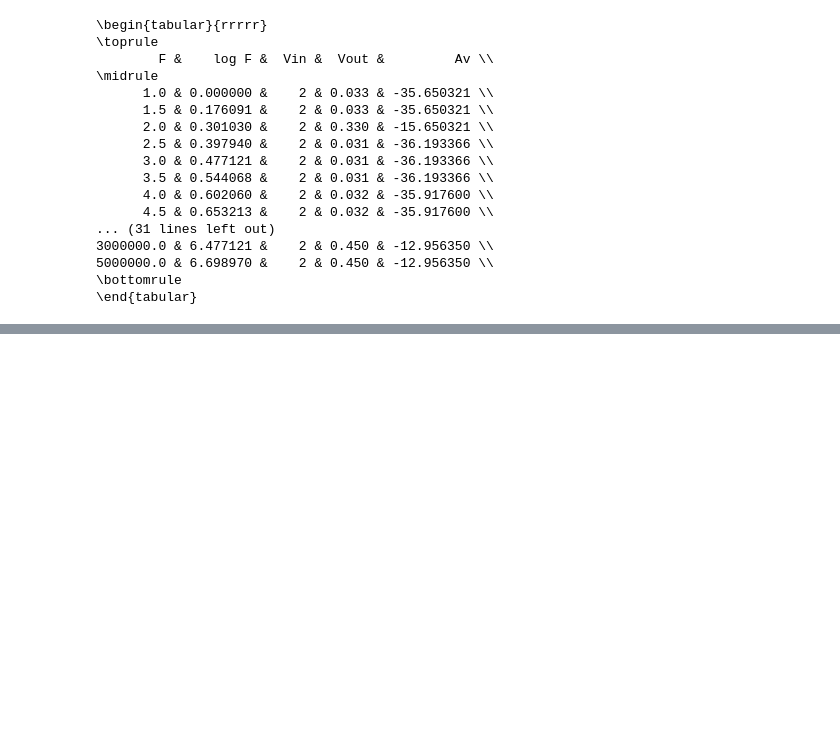
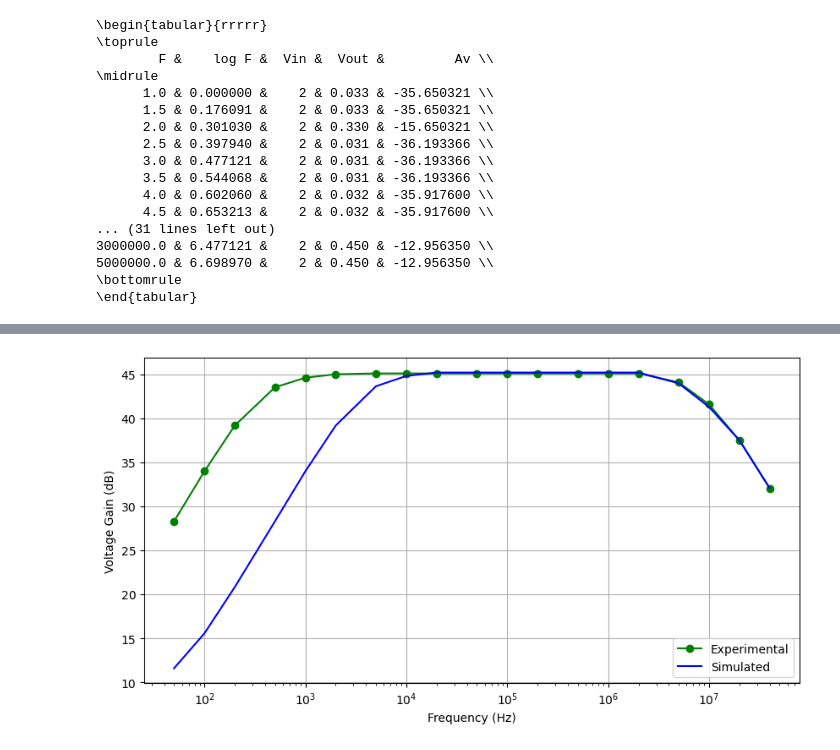
Before and after one commit to Turja-Roy/ETE-Books-and-Notes, a Jupyter notebook: L2T1/ETE-202/Codes/Graph_Plotter.ipynb, the cells around one changed output, grey strips where cells are left out. Drawn from its saved outputs; the diff is of its cells as text; code cells hidden in the pictures; blank space fills up the shorter version.

```diff
--- a/L2T1/ETE-202/Codes/Graph_Plotter.ipynb
+++ b/L2T1/ETE-202/Codes/Graph_Plotter.ipynb
@@ -135,0 +175,21 @@ print(data2.to_latex(index=False))
+# %%
+fr_simul = pd.read_excel('FR.xlsx', sheet_name='Simul')
+fr_prac = pd.read_excel('FR.xlsx', sheet_name='Prac')
+# %%
+x_sim = fr_simul['Frequency'].astype(float)
+y_sim = fr_simul['Gain (dB)'].astype(float)
+
+x_prac = fr_prac['Frequency'].astype(float)
+y_prac = fr_prac['Gain (dB)'].astype(float)
+# %%
+fig = plt.figure(figsize=(10, 5))
+ax = fig.add_subplot(111)
+plt.xscale('log')
+plt.xlabel('Frequency (Hz)')
+plt.ylabel('Voltage Gain (dB)')
+ax.plot(x_prac, y_prac, 'go-', label='Experimental')
+ax.plot(x_sim, y_sim, 'b-', label='Simulated')
+plt.legend()
+plt.grid()
+# %% [output]
+[figure, added]
```
Also changed, not shown: parts of 11 cells of this notebook, 8 other files.
